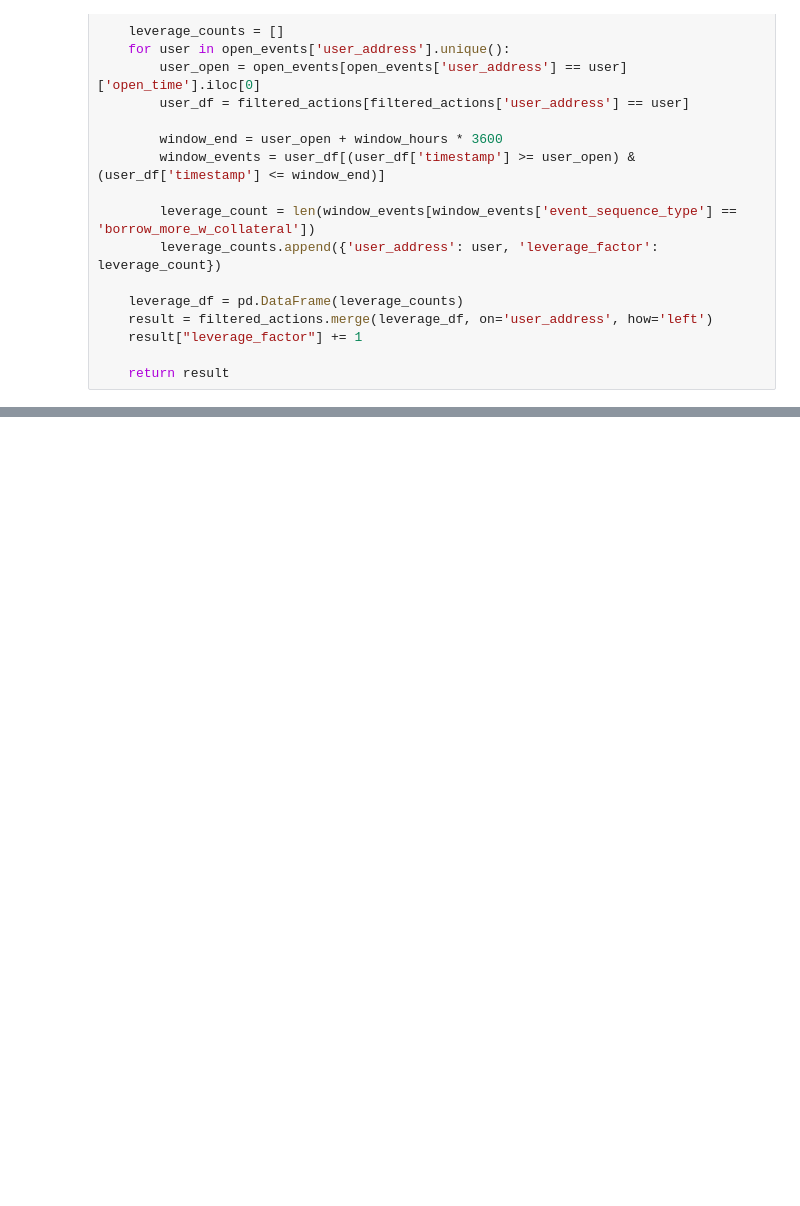
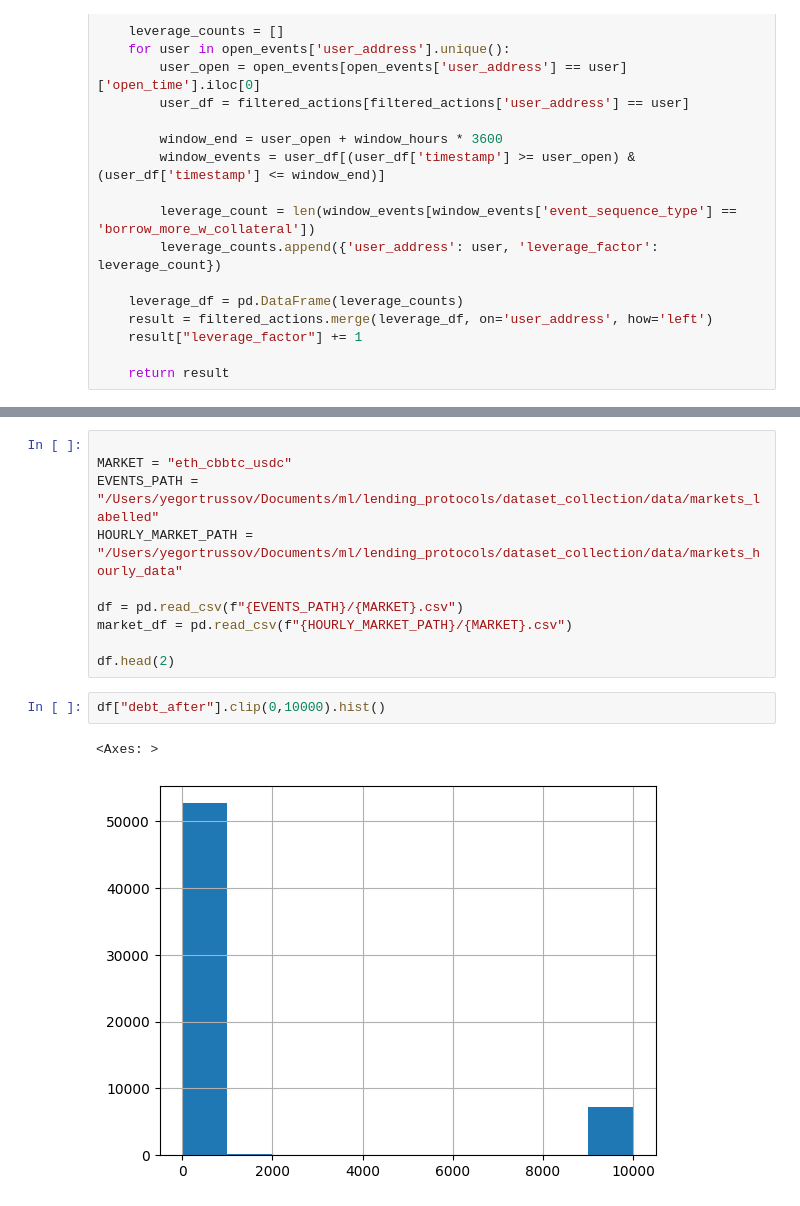
Before and after one commit to egortrussov/lending_protocols_researh, a Jupyter notebook: users_clusterization/leveraged_users.ipynb, the cells around one changed output, grey strips where cells are left out. Cells and saved outputs as stored; diff of their text form; blank space fills up the shorter version.

```diff
--- a/users_clusterization/leveraged_users.ipynb
+++ b/users_clusterization/leveraged_users.ipynb
@@ -562,0 +495,15 @@ coef_df
+# %%
+
+MARKET = "eth_cbbtc_usdc"
+EVENTS_PATH = "/Users/yegortrussov/Documents/ml/lending_protocols/dataset_collection/data/markets_labelled"
+HOURLY_MARKET_PATH = "/Users/yegortrussov/Documents/ml/lending_protocols/dataset_collection/data/markets_hourly_data"
+
+df = pd.read_csv(f"{EVENTS_PATH}/{MARKET}.csv")
+market_df = pd.read_csv(f"{HOURLY_MARKET_PATH}/{MARKET}.csv")
+
+df.head(2)
+# %%
+df["debt_after"].clip(0,10000).hist()
+# %% [output]
+<Axes: >
+[figure, added]
```
Also changed, not shown: parts of 20 cells of this notebook, 27 other files.
